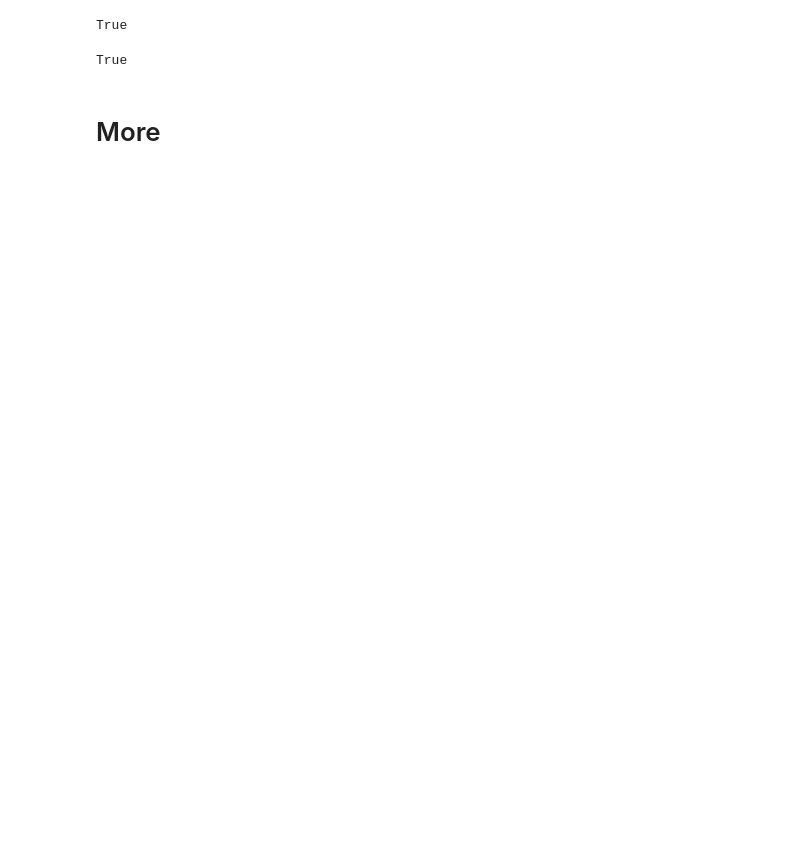
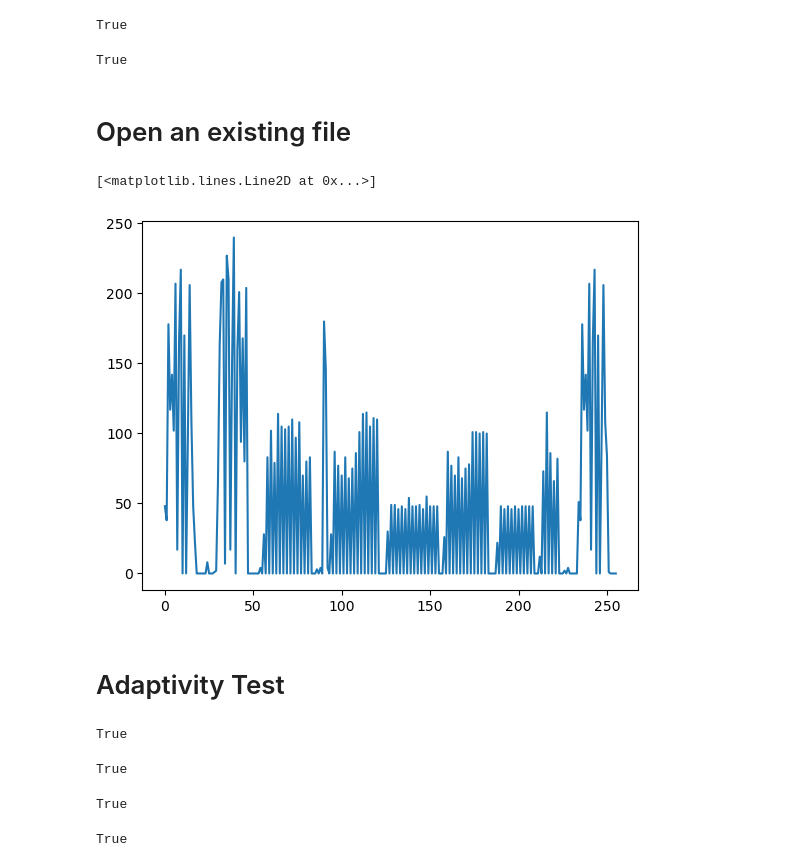
Before and after one commit to js4484821266/project-durumari, a Jupyter notebook: .ipynb, the cells around one changed output. Cells and saved outputs as stored; diff of their text form; code cells hidden in the pictures; blank space fills up the shorter version.

```diff
--- a/.ipynb
+++ b/.ipynb
@@ -132,5 +115,49 @@ np.array_equal(
 )
 # %% [output]
 True
-# %% [markdown]
-# More
+# %% [markdown]
+# Open an existing file
+# %%
+fs = open("Wildlife.wmv", "rb")
+chunk = fs.read(ppp[0] - 1)
+fs.close()
+# %%
+import matplotlib.pyplot as plt
+plt.plot(list(chunk))
+# %% [output]
+[<matplotlib.lines.Line2D at 0x...>]
+[figure, added]
+# %% [markdown]
+# Adaptivity Test
+# %%
+test_vector = np.array(list(chunk))
+np.array_equal(
+    VVV[0].T @ (AAA[0] @ test_vector) % ppp[0],
+    test_vector,
+)
+# %% [output]
+True
+# %%
+test_vector = np.array(list(i & 0b_111_1111 for i in chunk[:ppp[1]-1]))
+np.array_equal(
+    VVV[1].T @ (AAA[1] @ test_vector) % ppp[1],
+    test_vector,
+)
+# %% [output]
+True
+# %%
+test_vector = np.array(list(i & 0b_11_1111 for i in chunk[:ppp[2]-1]))
+np.array_equal(
+    VVV[2].T @ (AAA[2] @ test_vector) % ppp[2],
+    test_vector,
+)
+# %% [output]
+True
+# %%
+test_vector = np.array(list(i & 0b_1_1111 for i in chunk[:ppp[3]-1]))
+np.array_equal(
+    VVV[3].T @ (AAA[3] @ test_vector) % ppp[3],
+    test_vector,
+)
+# %% [output]
+True
```
Also changed, not shown: parts of 6 cells of this notebook.
